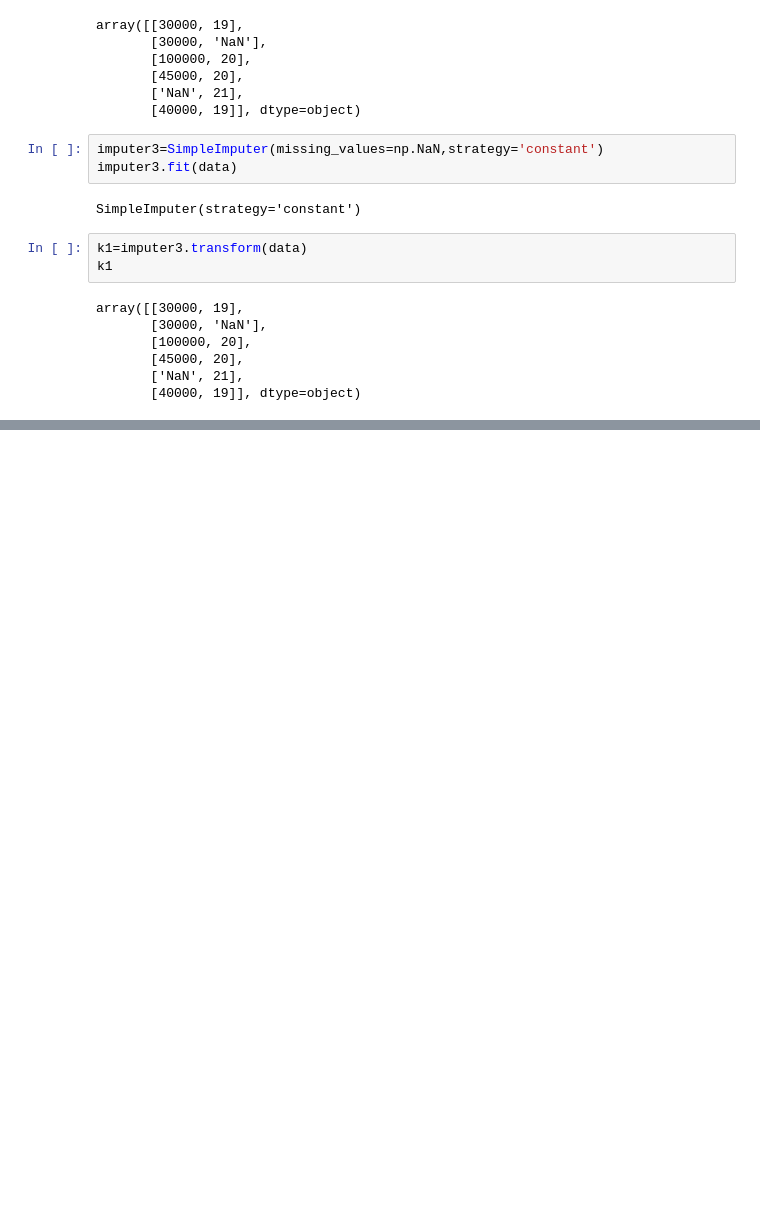
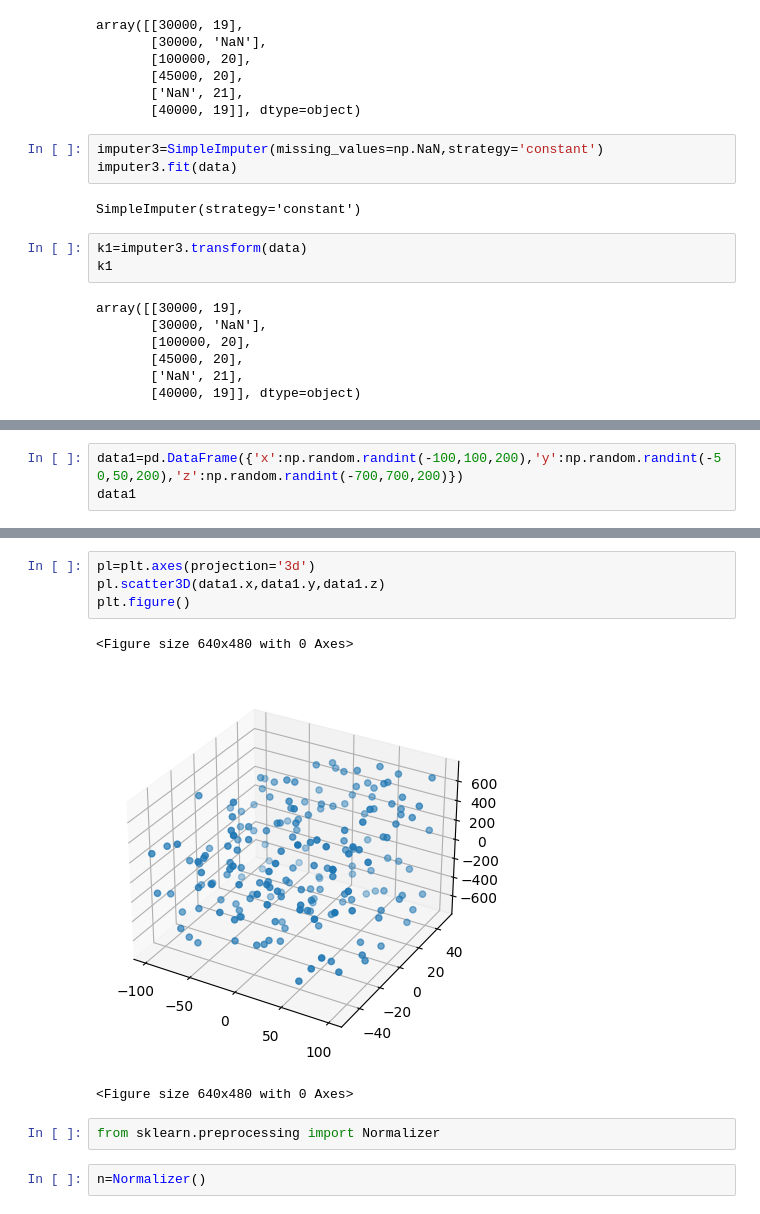
Before and after one commit to Mdanash/Machine_learning, a Jupyter notebook: Machine_Learning_Basics/Data Preprocessing.ipynb, the cells around one changed output, grey strips where cells are left out. Drawn from its saved outputs; the diff is of its cells as text; blank space fills up the shorter version.

```diff
--- a/Machine_Learning_Basics/Data Preprocessing.ipynb
+++ b/Machine_Learning_Basics/Data Preprocessing.ipynb
@@ -172,0 +177,3 @@ array([[30000, 19],
+# %%
+data1=pd.DataFrame({'x':np.random.randint(-100,100,200),'y':np.random.randint(-50,50,200),'z':np.random.randint(-700,700,200)})
+data1
@@ -172,0 +194,12 @@ array([[30000, 19],
+# %%
+pl=plt.axes(projection='3d')
+pl.scatter3D(data1.x,data1.y,data1.z)
+plt.figure()
+# %% [output]
+<Figure size 640x480 with 0 Axes>
+[figure, added]
+<Figure size 640x480 with 0 Axes>
+# %%
+from sklearn.preprocessing import Normalizer
+# %%
+n=Normalizer()
```
Also changed, not shown: parts of 8 cells of this notebook.
